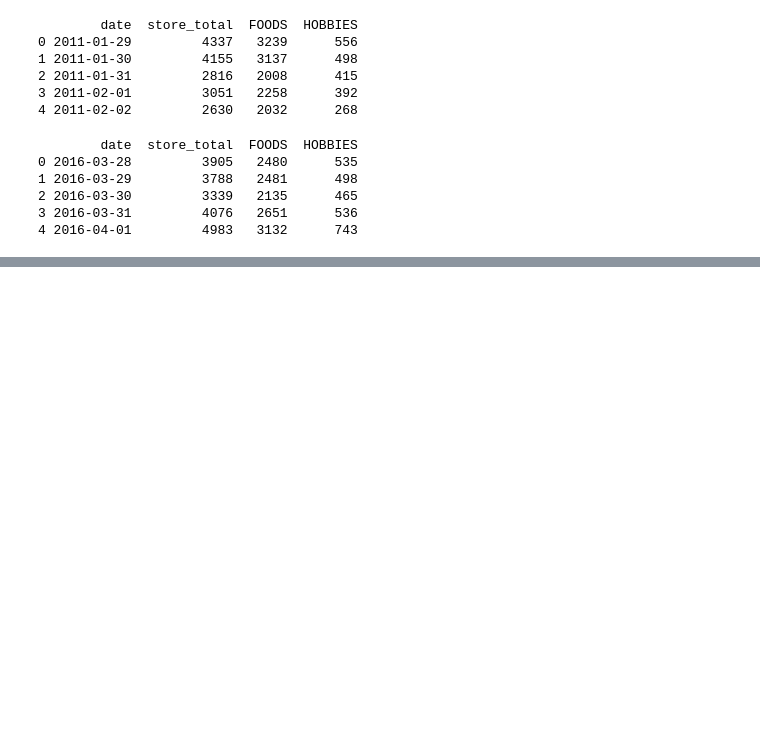
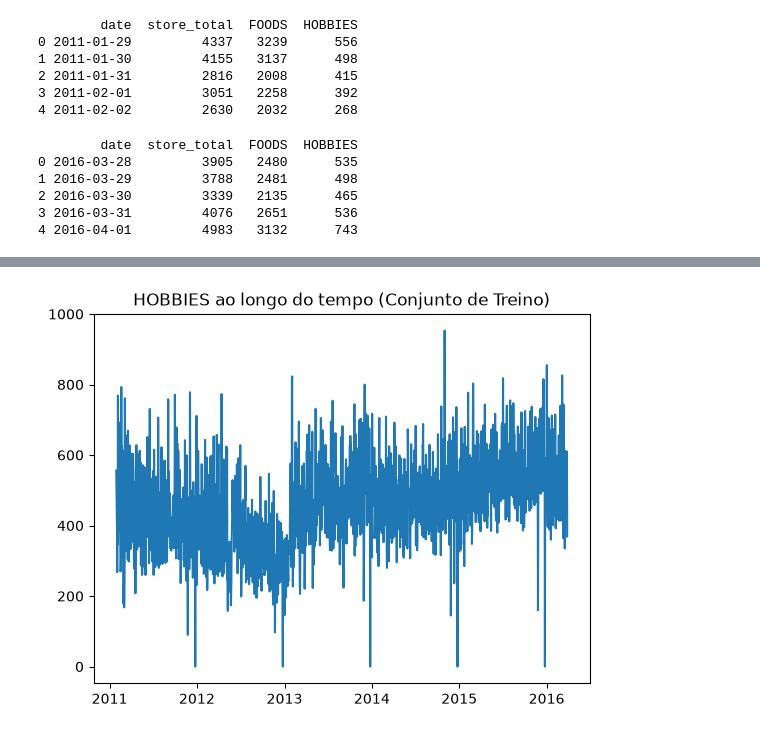
Before and after one commit to mistercapote/time-series-a2-2026, a Jupyter notebook: main.ipynb, the cells around one changed output, grey strips where cells are left out. Saved outputs shown, nothing was run; the diff lists cells and outputs as text; code cells hidden in the pictures; blank space fills up the shorter version.

```diff
--- a/main.ipynb
+++ b/main.ipynb
@@ -44,0 +71,10 @@ SUCESSO: Os dados estão consistentes (Do tipo correto, ordenados, únicos por d
+# %%
+viz.grafico_temporal(
+  train_data,
+  'HOBBIES',
+  titulo="HOBBIES ao longo do tempo (Conjunto de Treino)",
+  data_inicio=None,
+  data_fim=None
+  )
+# %% [output]
+[figure, added]
```
Also changed, not shown: parts of 4 cells of this notebook, 1 other file.
